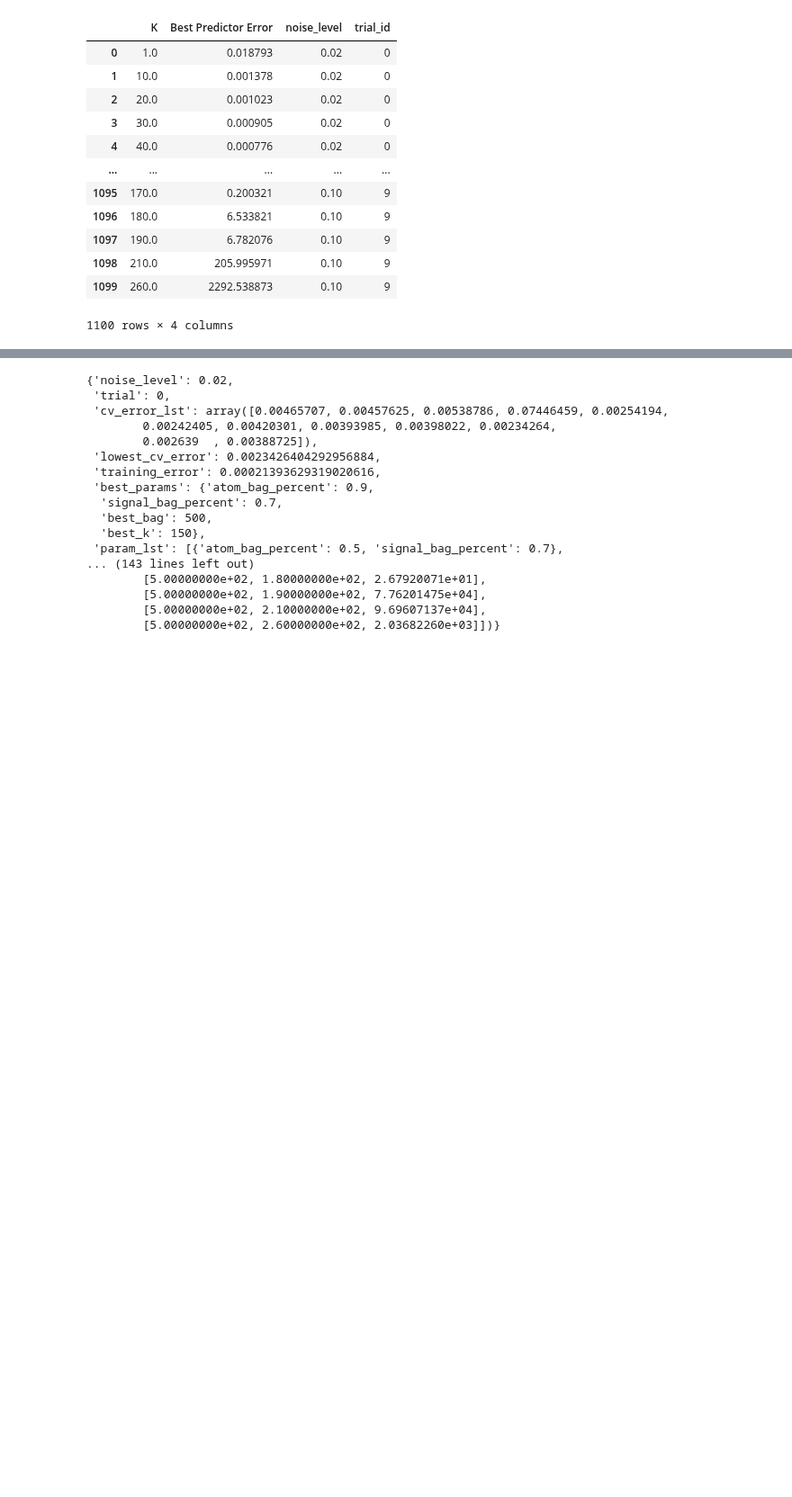
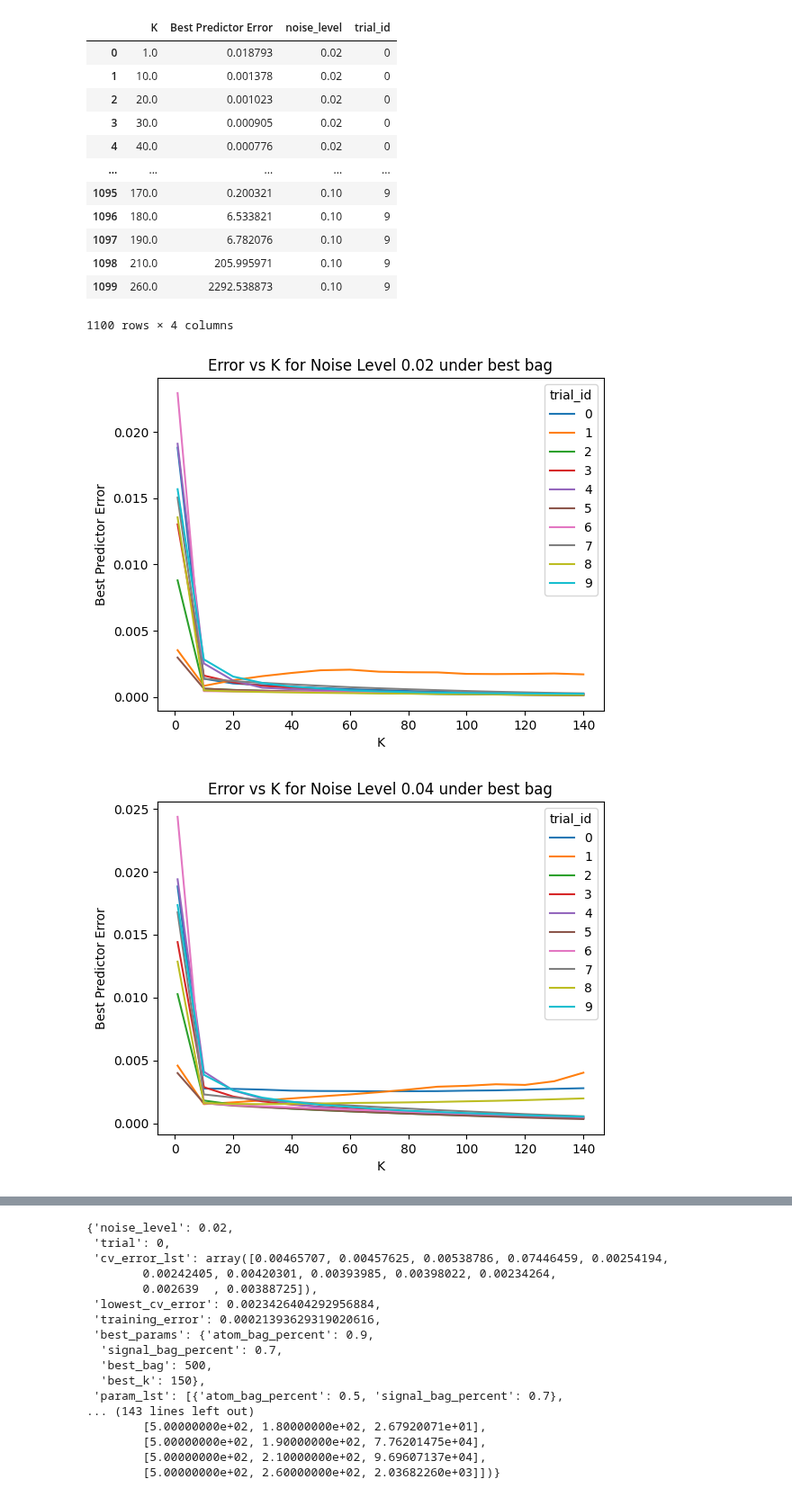
Before and after one commit to sleepysunny311/Projection_Pursuit_Summer, a Jupyter notebook: task8/Result_Analysis.ipynb, the cells around one changed output, grey strips where cells are left out. Shown at 90% size. Cells and saved outputs as stored; diff of their text form; code cells hidden in the pictures; blank space fills up the shorter version.

```diff
--- a/task8/Result_Analysis.ipynb
+++ b/task8/Result_Analysis.ipynb
@@ -198,3 +212,38 @@ total_K_error_under_best_bag
 | 1098 | 210.0 | 205.995971 | 0.10 | 9 |
 | 1099 | 260.0 | 2292.538873 | 0.10 | 9 |
 1100 rows × 4 columns
+# %%
+date_str = datetime.now().strftime("%m%d")
+
+# Specify the directory where the figures will be saved
+viz_dir = f"viz/{date_str}/"
+
+# Check if the directory exists and if not, create it
+if not os.path.exists(viz_dir):
+    os.makedirs(viz_dir)
+
+
+# List of unique noise levels
+noise_levels = total_K_error_under_best_bag['noise_level'].unique()
+
+# Generate a separate plot for each noise level
+for noise_level in noise_levels:
+
+    # Subset the dataframe for the current noise level
+    df_subset = total_K_error_under_best_bag[(total_K_error_under_best_bag['noise_level'] == noise_level) & (total_K_error_under_best_bag['K'] <= 140)]
+    # Create a new figure
+    plt.figure()
+
+    # Use seaborn to create a lineplot with multiple lines (one for each trial)
+    sns.lineplot(data=df_subset, x='K', y='Best Predictor Error', hue='trial_id', palette='tab10')
+
+    # Customize the title and labels
+    plt.title(f'Error vs K for Noise Level {noise_level} under best bag')
+    plt.xlabel('K')
+    plt.ylabel('Best Predictor Error')
+    plt.savefig(os.path.join(viz_dir, f'Error_vs_K_for_Noise_Level_{noise_level}_under_best_bag.png'))
+    # Display the plot
+    plt.show()
+# %% [output]
+[figure, added]
+[figure, added]
```
Also changed, not shown: parts of 6 cells of this notebook, 5 other files.
